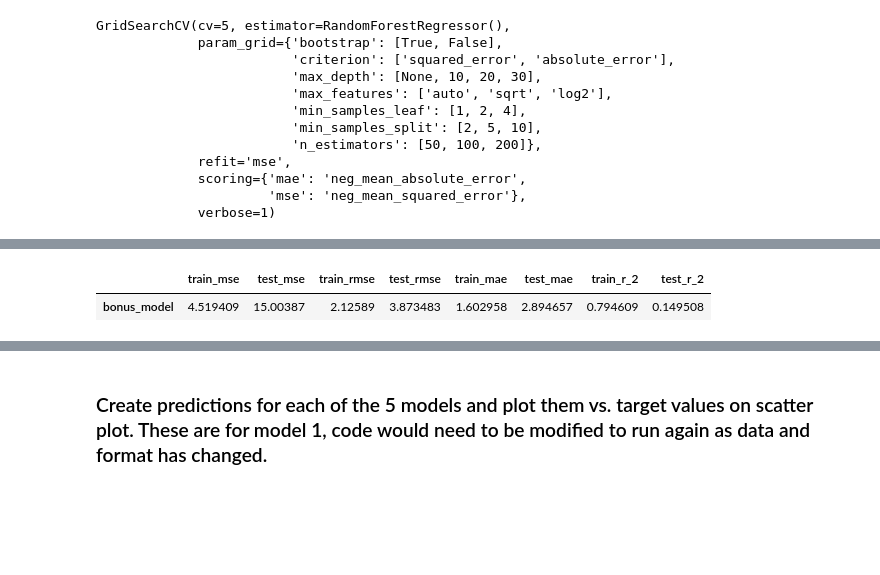
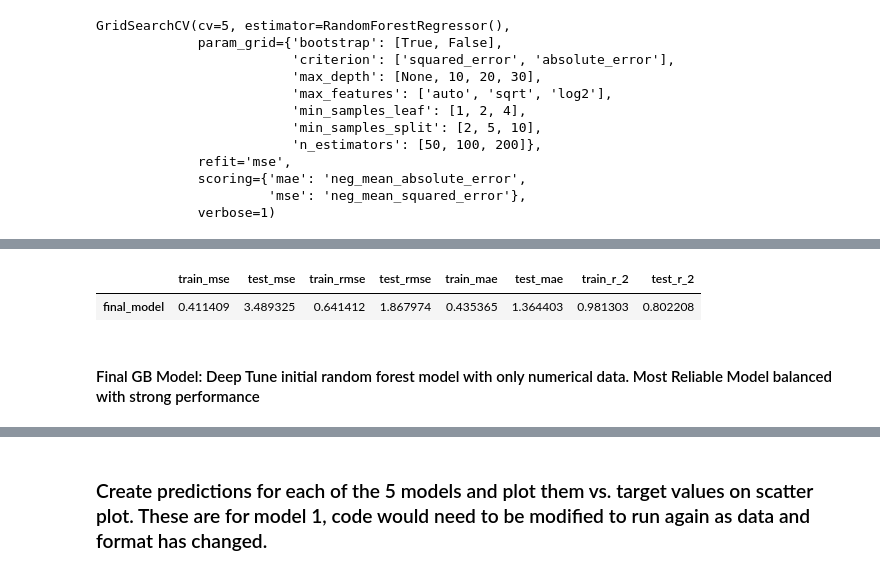
Before and after one commit to York-Solutions-B2E/luke-sands-aml-student-regression, a Jupyter notebook: Student_Project.ipynb, the cells around one changed output, grey strips where cells are left out. Saved outputs shown, nothing was run; the diff lists cells and outputs as text; code cells hidden in the pictures; blank space fills up the shorter version.

Commit message:
extra models

```diff
--- a/Student_Project.ipynb
+++ b/Student_Project.ipynb
@@ -1562,0 +1571,27 @@ GridSearchCV(cv=5, estimator=RandomForestRegressor(),
+# %%
+X = df.drop("G3", axis=1)
+nums = [col for col in X.columns if X[col].dtype == "int64"]
+X = X[nums]
+y = df["G3"]
+
+# Train Test Split
+X_train, X_test, y_train, y_test = train_test_split(X, y, test_size=0.25, random_state=42)
+
+#Random Forest Deep Search
+random_state=42
+rfr1
+scorer = {'mse':'neg_mean_squared_error','mae':'neg_mean_absolute_error'}
+param_grid = {
+    'n_estimators': [50, 100, 200],         # Number of trees in the forest
+    'criterion': ['squared_error', 'absolute_error'],# Function to measure the quality of a split
+    'max_depth': [None, 10, 20, 30],        # Maximum depth of the tree
+    'min_samples_split': [2, 5, 10],        # Minimum number of samples required to split an internal node
+    'min_samples_leaf': [1, 2, 4],          # Minimum number of samples required to be at a leaf node
+    'max_features': ['auto', 'sqrt', 'log2'],  # Number of features to consider when looking for the best split
+    'bootstrap': [True, False]              # Whether bootstrap samples are used when building trees
+}
+
+rfr1_tuned = GridSearchCV(rfr1,cv=5,param_grid=param_grid, refit = 'mse', scoring = scorer, verbose=1)
+
+# Fit the grid search
+rfr1_tuned.fit(X_train, y_train)
@@ -1563,28 +1612,30 @@ GridSearchCV(cv=5, estimator=RandomForestRegressor(),
 # %%
 #Save 1 best estimator from gridsearch
-bonus_model = bonus_model.best_estimator_
+final_model = rfr1_tuned.best_estimator_
 # %%
-model_list = [bonus_model]#,bonus_model,bonus_model,bonus_model,bonus_model]
+model_list = [final_model]#,final_model,final_model,final_model,final_model]
 # Initalize list of models scores
 scores = []
 # Store model scores in list of lists
 for i in model_list:
     trainpreds = i.predict(X_train)
     testpreds = i.predict(X_test)
     train_mse = mean_squared_error(y_train, trainpreds)
     test_mse = mean_squared_error(y_test, testpreds)
     train_rmse = (train_mse**0.5)
     test_rmse = (test_mse**0.5)
     train_mae = mean_absolute_error(y_train, trainpreds)
     test_mae = mean_absolute_error(y_test, testpreds)
     train_r_2 = r2_score(y_train,trainpreds)
     test_r_2 = r2_score(y_test,testpreds)
     scores.append([train_mse,test_mse,train_rmse,test_rmse,train_mae,test_mae,train_r_2,test_r_2])
 # Make dataframe of scores by model
-bonus_model_df = pd.DataFrame(scores, index=["bonus_model"],
+final_model_df = pd.DataFrame(scores, index=["final_model"],
                          columns=["train_mse","test_mse","train_rmse","test_rmse",
                                   "train_mae","test_mae","train_r_2","test_r_2"])
-bonus_model_df
+final_model_df
 # %% [output]
 |  | train_mse | test_mse | train_rmse | test_rmse | train_mae | test_mae | train_r_2 | test_r_2 |
-| bonus_model | 4.519409 | 15.00387 | 2.12589 | 3.873483 | 1.602958 | 2.894657 | 0.794609 | 0.149508 |
+| final_model | 0.411409 | 3.489325 | 0.641412 | 1.867974 | 0.435365 | 1.364403 | 0.981303 | 0.802208 |
+# %% [markdown]
+#### Final GB Model: Deep Tune initial random forest model with only numerical data.  Most Reliable Model balanced with strong performance
```
Also changed, not shown: parts of 9 cells of this notebook.
